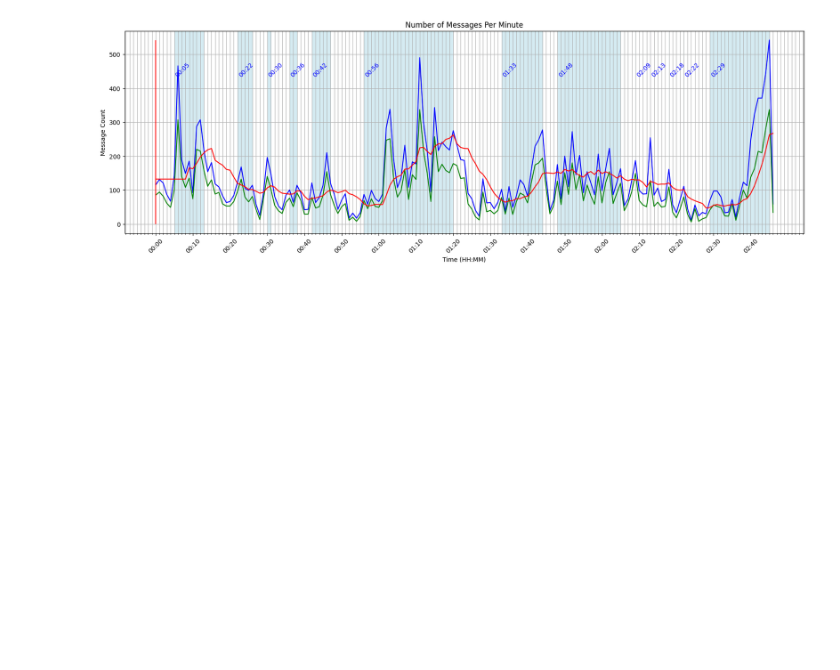
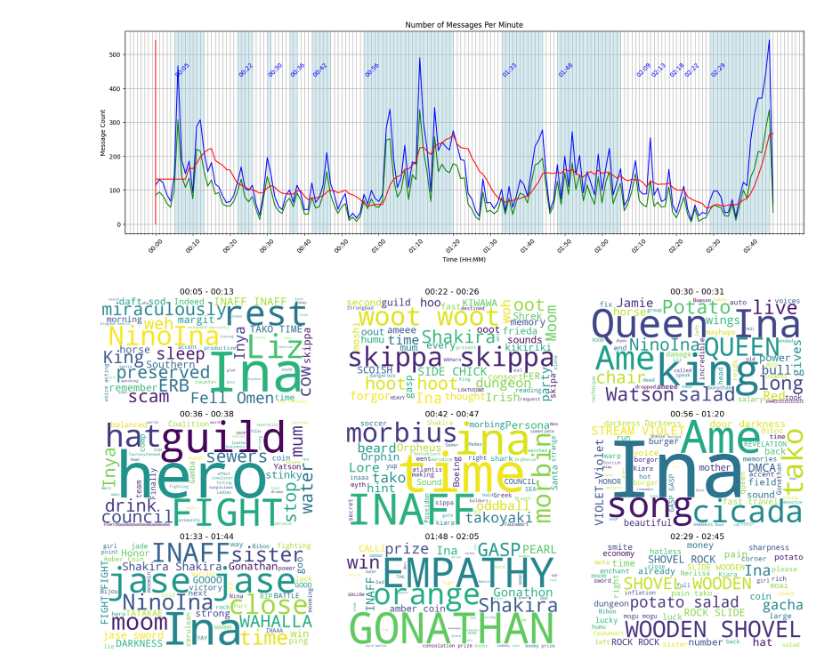
Before and after one commit to shadowkai0121/StreamResearch, a Jupyter notebook: per_minute_line.ipynb, the cells around one changed output. Saved outputs shown, nothing was run; the diff lists cells and outputs as text; code cells hidden in the pictures; blank space fills up the shorter version.

Commit message:
add word cloud to per minute analysis

```diff
--- a/per_minute_line.ipynb
+++ b/per_minute_line.ipynb
@@ -112,3 +129,52 @@ plt.grid(True, which='both')
 plt.show()
 # %% [output]
 [figure]
+# %%
+df_origin = pd.read_csv('chat.csv')
+with open('filter.txt', 'r', encoding='utf8') as f:
+    filter_words = [word.strip() for word in f.readlines()]
+pattern = re.compile(r'\b(' + '|'.join(filter_words) +
+                    r')\b|(:[^:]+:)|(\(.*?\)[^\w\s]*)|(^\@\w+\s$)|(^\?+$)|\p{S}|\p{P}|\p{C}', re.IGNORECASE)
+df_origin['cleaned_message'] = df_origin['message'].apply(
+    lambda x:  recursive_replace(pattern, '', x)).replace('', np.nan)
+
+df_origin = df_origin.dropna(subset='cleaned_message')
+# %%
+num_intervals = len(merged_intervals)
+cols = 3
+rows = math.ceil(num_intervals / cols)
+
+fig, axes = plt.subplots(rows, cols, figsize=(18, 3 * rows))
+
+if rows == 1:
+    axes = [axes]
+
+index = -1
+for i, time_range in enumerate(merged_intervals):
+    index += 1
+    start = time_range[0] * 60
+    end = time_range[1] * 60
+
+    df_filtered = df_origin[(df_origin['time_in_seconds'] >= start) & (df_origin['time_in_seconds'] <= end)]
+
+    text = ' '.join(df_filtered['cleaned_message'])
+    if len(text.strip()) == 0:
+        index -= 1
+        continue
+
+    wordcloud = WordCloud(width=800, height=400, background_color='white', max_words=50, min_word_length=3).generate(text)
+
+    ax = axes[index // cols][index % cols] if rows > 1 else axes[index % cols]
+
+    ax.imshow(wordcloud, interpolation='bilinear')
+    ax.axis("off")
+
+    ax.set_title(f'{minutes_to_hhmm(time_range[0])} - {minutes_to_hhmm(time_range[1])}', fontsize=14)
+
+for j in range(index + 1, rows * cols):
+    fig.delaxes(axes[j // cols][j % cols] if rows > 1 else axes[j % cols])
+
+plt.tight_layout()
+plt.show()
+# %% [output]
+[figure, added]
```
Also changed, not shown: parts of 4 cells of this notebook, 3 other files.
